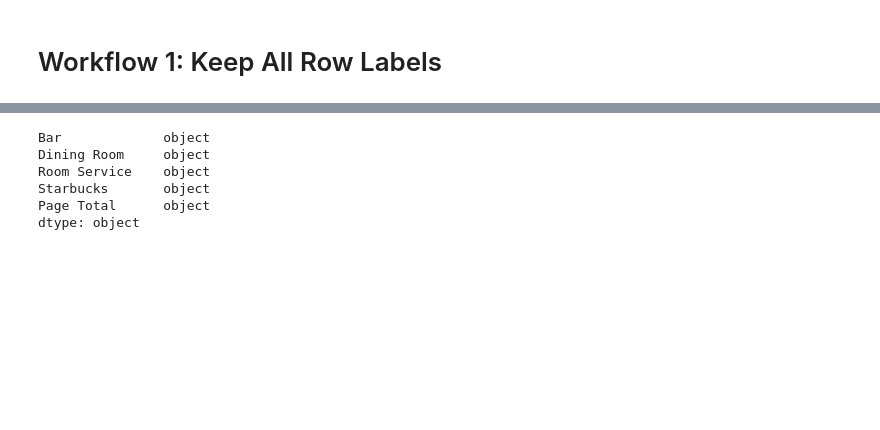
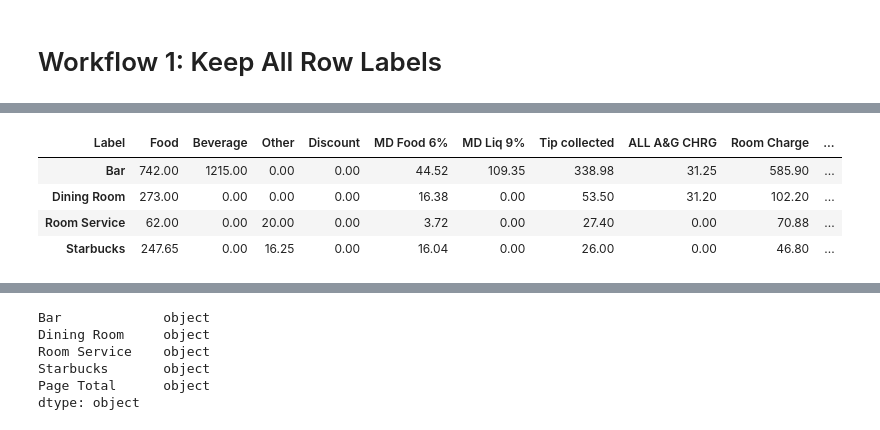
Before and after one commit to BenJMcCarty/sbn_digital_dining_daily_reports, a Jupyter notebook: Script_to_Generate_Reports.ipynb, the cells around one changed output, grey strips where cells are left out. Cells and saved outputs as stored; diff of their text form; code cells hidden in the pictures; blank space fills up the shorter version.

```diff
--- a/Script_to_Generate_Reports.ipynb
+++ b/Script_to_Generate_Reports.ipynb
@@ -411,0 +427,15 @@ df_no_drp
+# %%
+## Specifying daily-use labels
+
+daily_rows = ['Food', 'Beverage', 'Other', 'Discount', 'MD Food 6%',
+              'MD Liq 9%', 'Tip collected', "ALL A&G CHRG", 'Room Charge',
+              'American Express', 'Cash', 'Discover Card', 'MasterCard', 'Visa']
+
+df_daily = df_all_cols[daily_rows]
+df_daily
+# %% [output]
+| Label | Food | Beverage | Other | Discount | MD Food 6% | MD Liq 9% | Tip collected | ALL A&G CHRG | Room Charge | ... |
+| Bar | 742.00 | 1215.00 | 0.00 | 0.00 | 44.52 | 109.35 | 338.98 | 31.25 | 585.90 | ... |
+| Dining Room | 273.00 | 0.00 | 0.00 | 0.00 | 16.38 | 0.00 | 53.50 | 31.20 | 102.20 | ... |
+| Room Service | 62.00 | 0.00 | 20.00 | 0.00 | 3.72 | 0.00 | 27.40 | 0.00 | 70.88 | ... |
+| Starbucks | 247.65 | 0.00 | 16.25 | 0.00 | 16.04 | 0.00 | 26.00 | 0.00 | 46.80 | ... |
```
Also changed, not shown: parts of 14 cells of this notebook.
